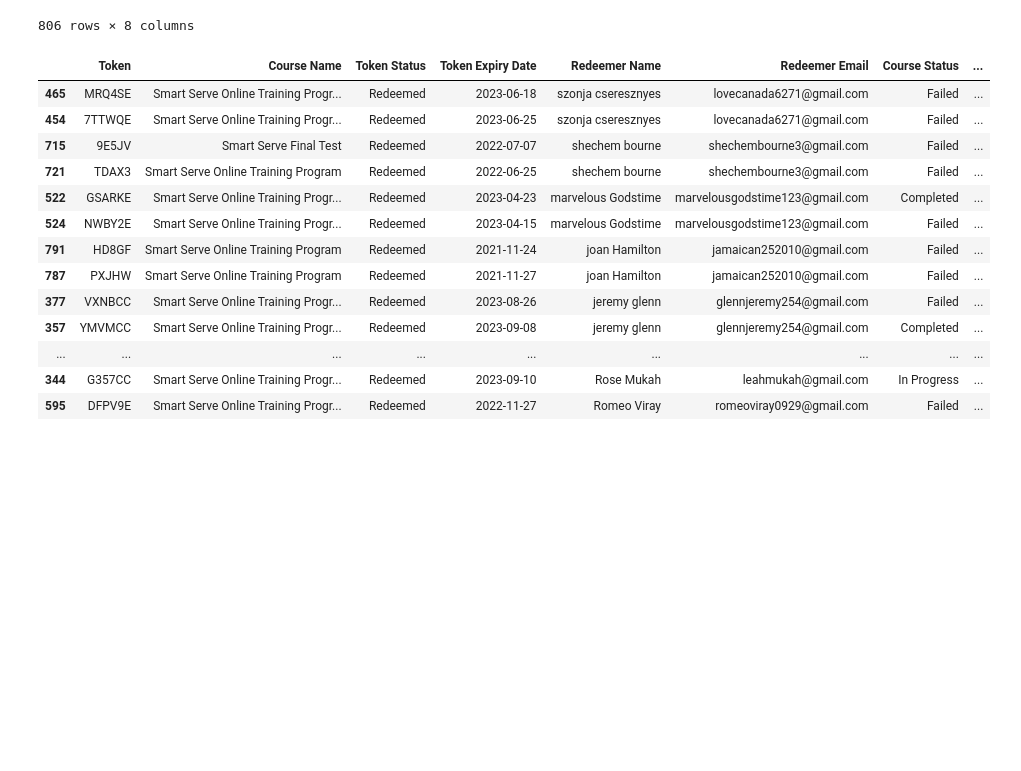
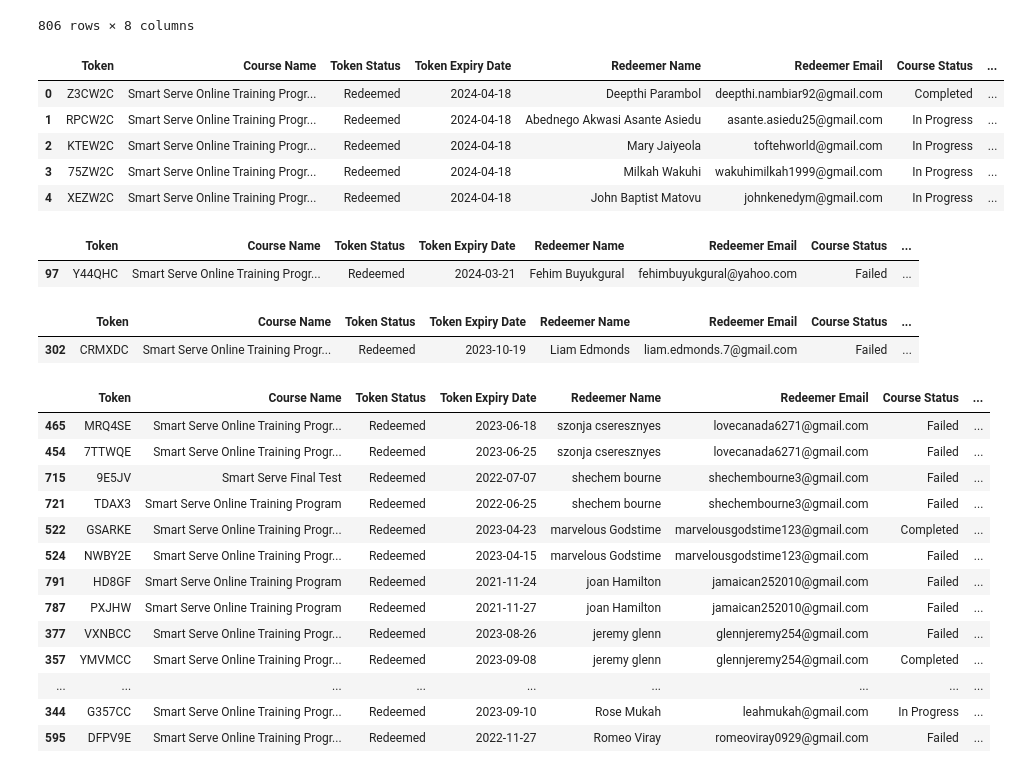
Before and after one commit to guevarch/Beautifuldata, a Jupyter notebook: analysis.ipynb, the cells around one changed output. Saved outputs shown, nothing was run; the diff lists cells and outputs as text; code cells hidden in the pictures; blank space fills up the shorter version.

```diff
--- a/analysis.ipynb
+++ b/analysis.ipynb
@@ -18,12 +18,32 @@ df
 | 805 | QDYWF | Smart Serve Online Training Program | Redeemed | 2021-11-24 | Mona EL-Khodr | monakhodr@yahoo.com | Completed | ... |
 806 rows × 8 columns
 # %%
-# df['Token Expiry Date'] = pd.to_datetime(df['Token Expiry Date'])
-# start_date = pd.to_datetime('2023-01-01')
-# end_date = pd.to_datetime('2024-04-18')
+df['Token Expiry Date'] = pd.to_datetime(df['Token Expiry Date'])
+df['Token Expiry Date'] = pd.to_datetime(df['Token Expiry Date'])
+start_date = pd.to_datetime('2021-01-01')
+end_date = pd.to_datetime('2024-05-25')
 
-# df = df[(df['Token Expiry Date'] >= start_date) & (df['Token Expiry Date'] <= end_date)]
-# df
+df = df[df['Token Expiry Date'].between(start_date, end_date)]
+df.head(5)
+# %% [output]
+|  | Token | Course Name | Token Status | Token Expiry Date | Redeemer Name | Redeemer Email | Course Status | ... |
+| 0 | Z3CW2C | Smart Serve Online Training Progr... | Redeemed | 2024-04-18 | Deepthi Parambol | deepthi.nambiar92@gmail.com | Completed | ... |
+| 1 | RPCW2C | Smart Serve Online Training Progr... | Redeemed | 2024-04-18 | Abednego Akwasi Asante Asiedu | asante.asiedu25@gmail.com | In Progress | ... |
+| 2 | KTEW2C | Smart Serve Online Training Progr... | Redeemed | 2024-04-18 | Mary Jaiyeola | toftehworld@gmail.com | In Progress | ... |
+| 3 | 75ZW2C | Smart Serve Online Training Progr... | Redeemed | 2024-04-18 | Milkah Wakuhi | wakuhimilkah1999@gmail.com | In Progress | ... |
+| 4 | XEZW2C | Smart Serve Online Training Progr... | Redeemed | 2024-04-18 | John Baptist Matovu | johnkenedym@gmail.com | In Progress | ... |
+# %%
+fehim_buyukgural_df = df[df['Redeemer Name'] == 'Fehim Buyukgural']
+fehim_buyukgural_df
+# %% [output]
+|  | Token | Course Name | Token Status | Token Expiry Date | Redeemer Name | Redeemer Email | Course Status | ... |
+| 97 | Y44QHC | Smart Serve Online Training Progr... | Redeemed | 2024-03-21 | Fehim Buyukgural | fehimbuyukgural@yahoo.com | Failed | ... |
+# %%
+Liam_Edmonds = df[df['Redeemer Name'] == 'Liam Edmonds']
+Liam_Edmonds
+# %% [output]
+|  | Token | Course Name | Token Status | Token Expiry Date | Redeemer Name | Redeemer Email | Course Status | ... |
+| 302 | CRMXDC | Smart Serve Online Training Progr... | Redeemed | 2023-10-19 | Liam Edmonds | liam.edmonds.7@gmail.com | Failed | ... |
 # %%
 # Work with Duplicates
 df['attempts'] = None
```
Also changed, not shown: parts of 10 cells of this notebook, 2 other files.
